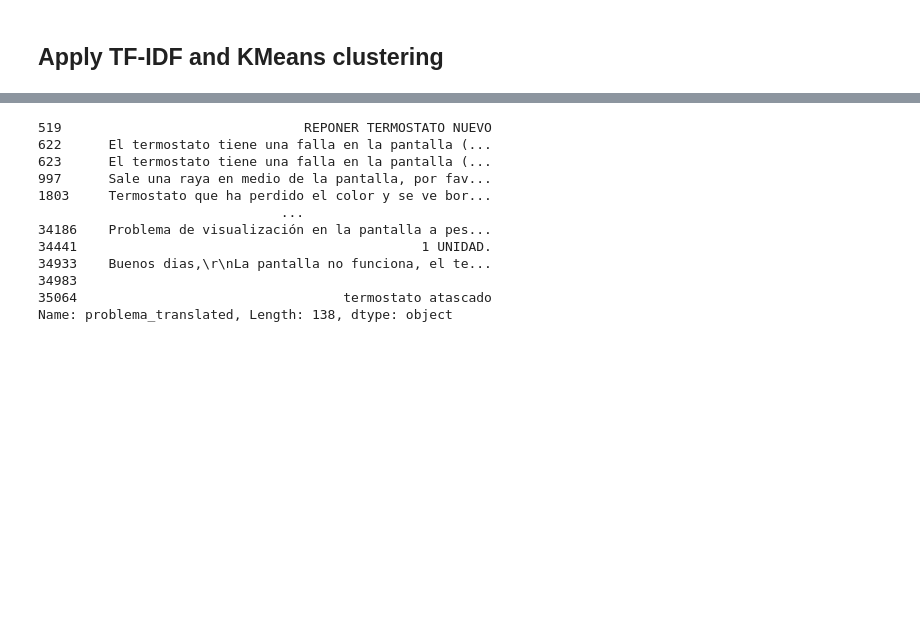
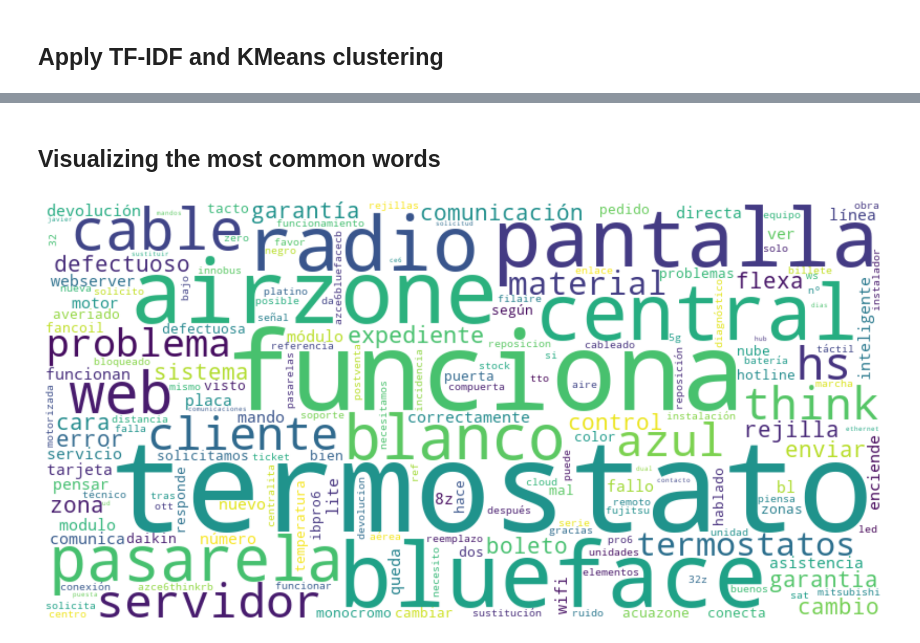
Before and after one commit to voliveira-airzonecontrol/myzone, a Jupyter notebook: EXPERIMENTS/MyZone-DefectClassification-TF-IDF.ipynb, the cells around one changed output, grey strips where cells are left out. Saved outputs shown, nothing was run; the diff lists cells and outputs as text; code cells hidden in the pictures; blank space fills up the shorter version.

```diff
--- a/EXPERIMENTS/MyZone-DefectClassification-TF-IDF.ipynb
+++ b/EXPERIMENTS/MyZone-DefectClassification-TF-IDF.ipynb
@@ -58,7 +66,7 @@ text_to_analyse = clean_dataset[
         "descripcion_translated",
         "problema_translated",
         "cod_articulo",
-        "text_to_analyse"
+        "text_to_analyse",
     ]
 ]
 # Fill NA with empty string
@@ -295,18 +218,11 @@ punctuation_set = set(string.punctuation)
 lemma = nltk.stem.WordNetLemmatizer()
 stemmer = nltk.stem.SnowballStemmer("spanish")
 # %%
-# Create a sklearn pipeline to apply a clustering algorithm
-from sklearn.pipeline import Pipeline
-from sklearn.cluster import KMeans
-from sklearn.model_selection import GridSearchCV
-import mlflow
-
+# Set the mlflow tracking uri and experiment
 mlflow.set_tracking_uri("http://localhost:5000")
-from sklearn.metrics import make_scorer, silhouette_score
-
 mlflow.set_experiment("NLP Clustering Experiment")
 
-# Create the pipeline
+# Create a sklearn pipeline to apply a clustering algorithm
 pipeline = Pipeline(
     [
         (
@@ -321,7 +237,7 @@ pipeline = Pipeline(
 # Define parameter grid
 parameters = {
     "preprocess__stop_words": [stop_words, None],
-    #'preprocess__punctuation': [punctuation_set, None],
+    "preprocess__punctuation": [punctuation_set, None],
     #'preprocess__lemma': [lemma, None],
     #'preprocess__min_df': [0.01, 0.05],
     #'preprocess__max_df': [0.95, 0.99],
@@ -364,7 +280,4 @@ with mlflow.start_run():
 
     # Log the best model
     mlflow.sklearn.log_model(best_estimator, "best_model")
-
-    print("Best parameters:", best_params)
-    print("Best score:", best_score)
 # %% [output]
@@ -374,6 +286,10 @@ Best score: -9556.799014659924
 # %%
 # Add the cluster to the dataset
-text_to_analyse["cluster"] = best_estimator.predict(text_to_analyse["text_to_analyse"])
+vector = best_estimator.named_steps["preprocess"].transform(
+    text_to_analyse["text_to_analyse"]
+)
+vector_df = pd.DataFrame(vector.toarray())
+text_to_analyse["cluster"] = best_estimator.named_steps["kmeans"].predict(vector)
 # %% [output]
 A value is trying to be set on a copy of a slice from a DataFrame.
 Try using .loc[row_indexer,col_indexer] = value instead
@@ -437,15 +299,21 @@ text_to_analyse.head(10)
-# %%
-text_to_analyse[text_to_analyse["cluster"] == 1]["problema_translated"]
-# %% [output]
-519                               REPONER TERMOSTATO NUEVO
-622      El termostato tiene una falla en la pantalla (...
-623      El termostato tiene una falla en la pantalla (...
-997      Sale una raya en medio de la pantalla, por fav...
-1803     Termostato que ha perdido el color y se ve bor...
-                               ...
-34186    Problema de visualización en la pantalla a pes...
-34441                                            1 UNIDAD.
-34933    Buenos dias,\r\nLa pantalla no funciona, el te...
-34983
-35064                                  termostato atascado
-Name: problema_translated, Length: 138, dtype: object
+# %% [markdown]
+## Visualizing the most common words
+# %%
+from wordcloud import WordCloud
+
+# Get the feature names and frequencies
+feature_names = best_estimator.named_steps["preprocess"].get_feature_names()
+frequencies = vector_df.sum(axis=0).tolist()
+word_freq = dict(zip(feature_names, frequencies))
+
+# Create a cloud of words with the most common words
+wordcloud = WordCloud(
+    width=800, height=400, background_color="white"
+).generate_from_frequencies(word_freq)
+
+plt.figure(figsize=(20, 10))
+plt.imshow(wordcloud, interpolation="bilinear")
+plt.axis("off")
+plt.show()
+# %% [output]
+[figure, added]
```
Also changed, not shown: parts of 33 cells of this notebook, 13 other files.
